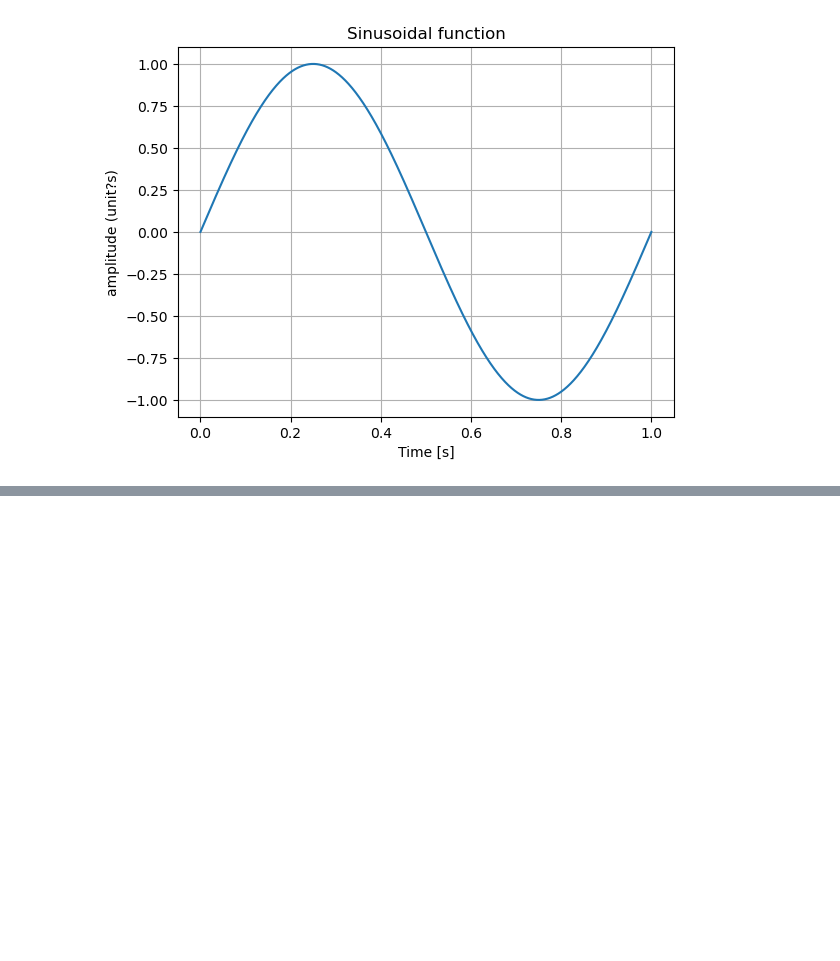
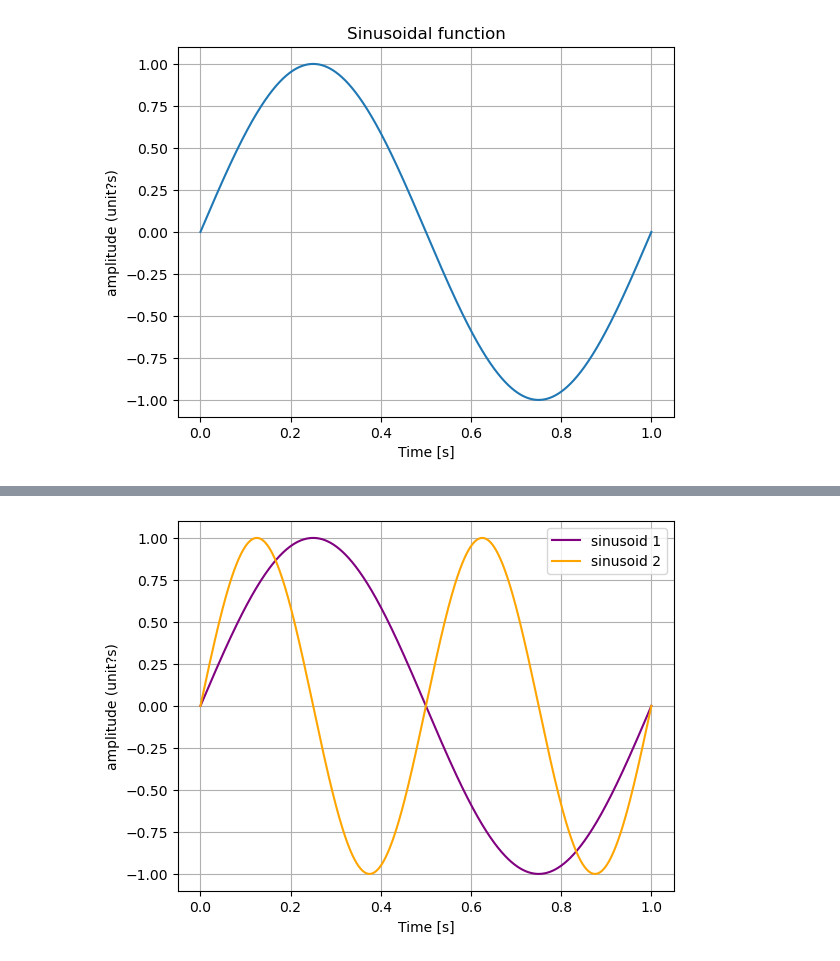
Before and after one commit to alizee4813-netizen/Series02-python, a Jupyter notebook: Series02-python.ipynb, the cells around one changed output, grey strips where cells are left out. Saved outputs shown, nothing was run; the diff lists cells and outputs as text; code cells hidden in the pictures; blank space fills up the shorter version.

Commit message:
feat: add final version of sinusoidal notebook

```diff
--- a/Series02-python.ipynb
+++ b/Series02-python.ipynb
@@ -35,0 +59,25 @@ plt.show()
+# %%
+# Create a function called sinusoid that :
+#.      takes as input all parameters that you need to define the sinusoid
+#.      returns a numpy array called x
+def sinusoid(amplitude, frequency, phase, time):
+    x = amplitude * np.sin(2 * np.pi * frequency * time + phase)
+    return x
+# Use the function sinusoid to create two numpy arrays s1 and s2 with the two different frequencies
+s1 = sinusoid(1, 1, 0, t)
+s2 = sinusoid(1, 2, 0, t)
+
+# Plot s1 and s2 as a function of t (as illustrated in the graph below
+plt.plot(t, s1, label = "sinusoid 1" , color='purple')
+plt.plot(t, s2, label = "sinusoid 2" , color='orange')
+
+plt.legend()
+plt.grid()
+plt.xlabel('Time [s]')
+plt.ylabel('amplitude (unit?s)')
+
+# Save the plot as a pdf file
+# plt.savefig('s1_s2_wave.pdf')
+plt.show()
+# %% [output]
+[figure, added]
```
Also changed, not shown: parts of 1 cell of this notebook, 5 other files.
